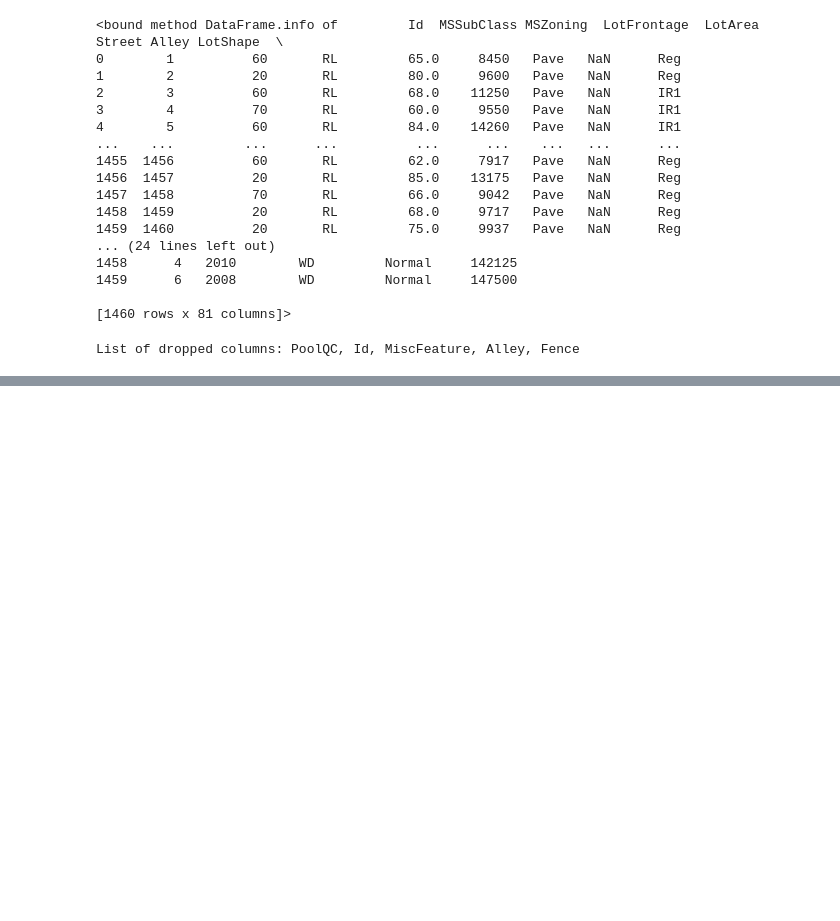
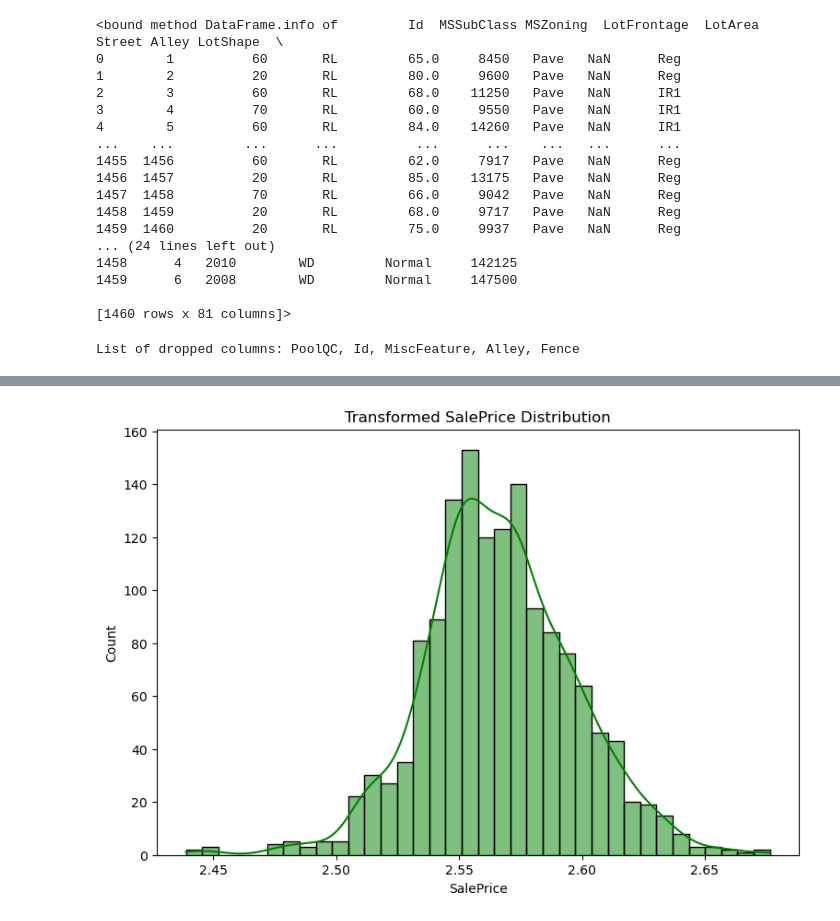
Before and after one commit to flormartinaus/EDA-using-Python, a Jupyter notebook: coding.ipynb, the cells around one changed output, grey strips where cells are left out. Cells and saved outputs as stored; diff of their text form; code cells hidden in the pictures; blank space fills up the shorter version.

Commit message:
logarithmic transformation

```diff
--- a/coding.ipynb
+++ b/coding.ipynb
@@ -50,0 +79,11 @@ List of dropped columns: PoolQC, Id, MiscFeature, Alley, Fence
+# %%
+# logarithmic transformation
+
+df['SalePrice'] = np.log1p(df['SalePrice'])
+
+plt.figure(figsize=(9, 6))
+sn.histplot(df['SalePrice'], kde=True, color='g')
+plt.title('Transformed SalePrice Distribution')
+plt.show()
+# %% [output]
+[figure, added]
```
Also changed, not shown: parts of 2 cells of this notebook.
